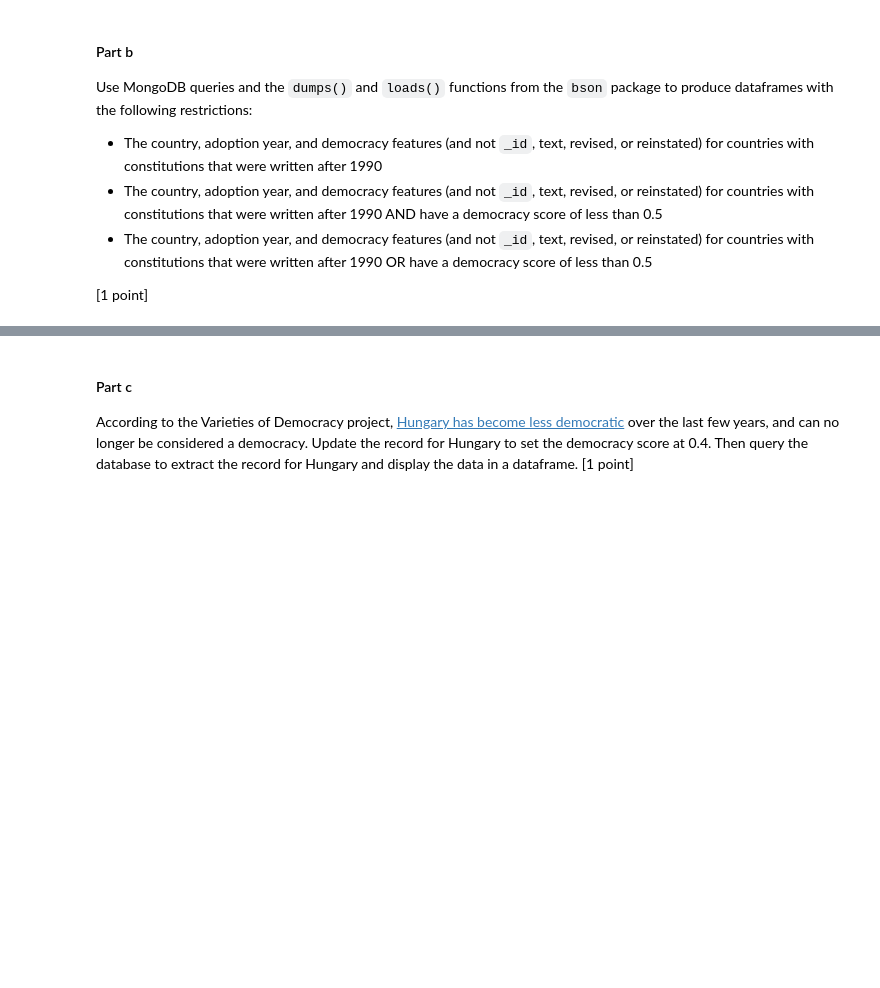
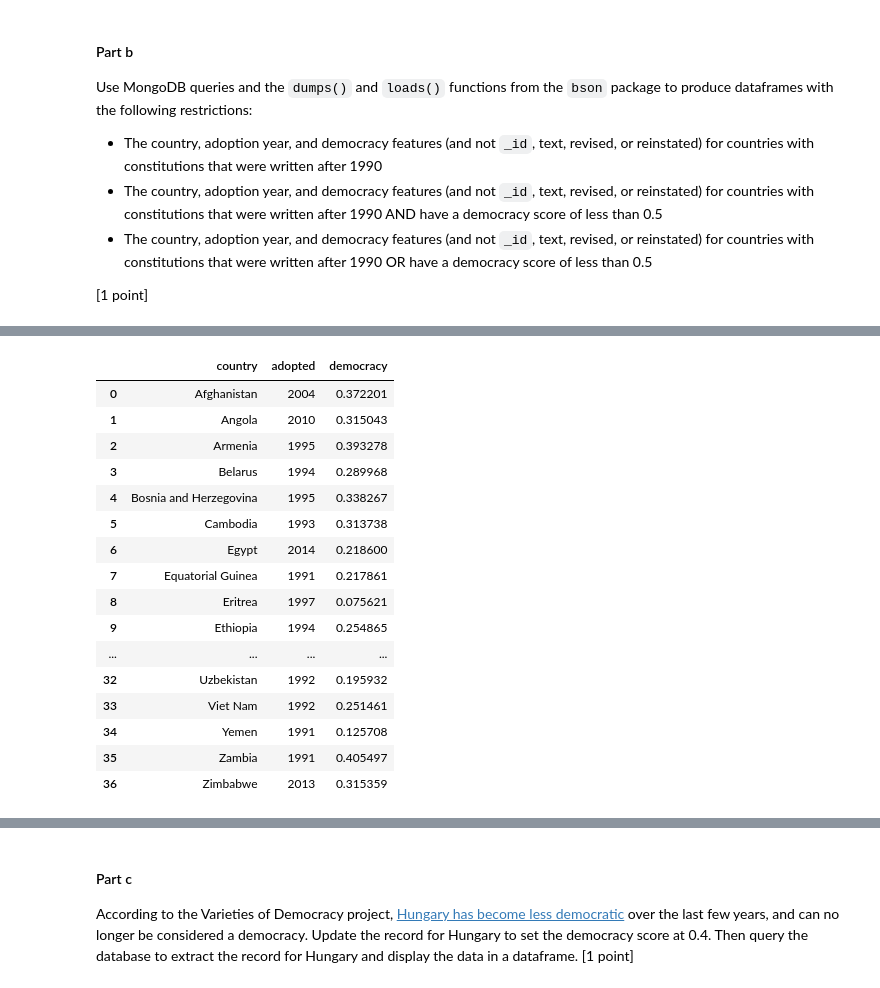
Before and after one commit to leek10/ds6001databases, a Jupyter notebook: Lab7.ipynb, the cells around one changed output, grey strips where cells are left out. Saved outputs shown, nothing was run; the diff lists cells and outputs as text; code cells hidden in the pictures; blank space fills up the shorter version.

```diff
--- a/Lab7.ipynb
+++ b/Lab7.ipynb
@@ -476,15 +485,31 @@ q1_df
 # %%
 # Query 2: country, adoption year, and democracy features after 1990 and democracy score < 0.5
-query2 = {'adoption':{'$gt':1990}, 'democracy':{'$lt':0.5}}
-projection = {'_id': 0, 'country': 1, 'adoption': 1, 'democracy': 1}
-
-mongo_read_query = (constcollection, query2)
+query2 = {'adopted':{'$gt':1990}, 'democracy':{'$lt':0.5}}
+projection = {'_id': 0, 'country': 1, 'adopted': 1, 'democracy': 1}
 # %%
 # Query 2 DataFrame
 q2 = dumps(constcollection.find(query2, projection))
 q2_data = loads(q2)
-q2_df = pd.DataFrame(q2_data)
+q2_df = pd.DataFrame.from_records(q2_data)
 
 q2_df
+# %% [output]
+|  | country | adopted | democracy |
+| 0 | Afghanistan | 2004 | 0.372201 |
+| 1 | Angola | 2010 | 0.315043 |
+| 2 | Armenia | 1995 | 0.393278 |
+| 3 | Belarus | 1994 | 0.289968 |
+| 4 | Bosnia and Herzegovina | 1995 | 0.338267 |
+| 5 | Cambodia | 1993 | 0.313738 |
+| 6 | Egypt | 2014 | 0.218600 |
+| 7 | Equatorial Guinea | 1991 | 0.217861 |
+| 8 | Eritrea | 1997 | 0.075621 |
+| 9 | Ethiopia | 1994 | 0.254865 |
+| ... | ... | ... | ... |
+| 32 | Uzbekistan | 1992 | 0.195932 |
+| 33 | Viet Nam | 1992 | 0.251461 |
+| 34 | Yemen | 1991 | 0.125708 |
+| 35 | Zambia | 1991 | 0.405497 |
+| 36 | Zimbabwe | 2013 | 0.315359 |
 # %%
 # Query 3: country, adoption year, and democracy features after 1990 or democracy score < 0.5
```
Also changed, not shown: parts of 14 cells of this notebook.
